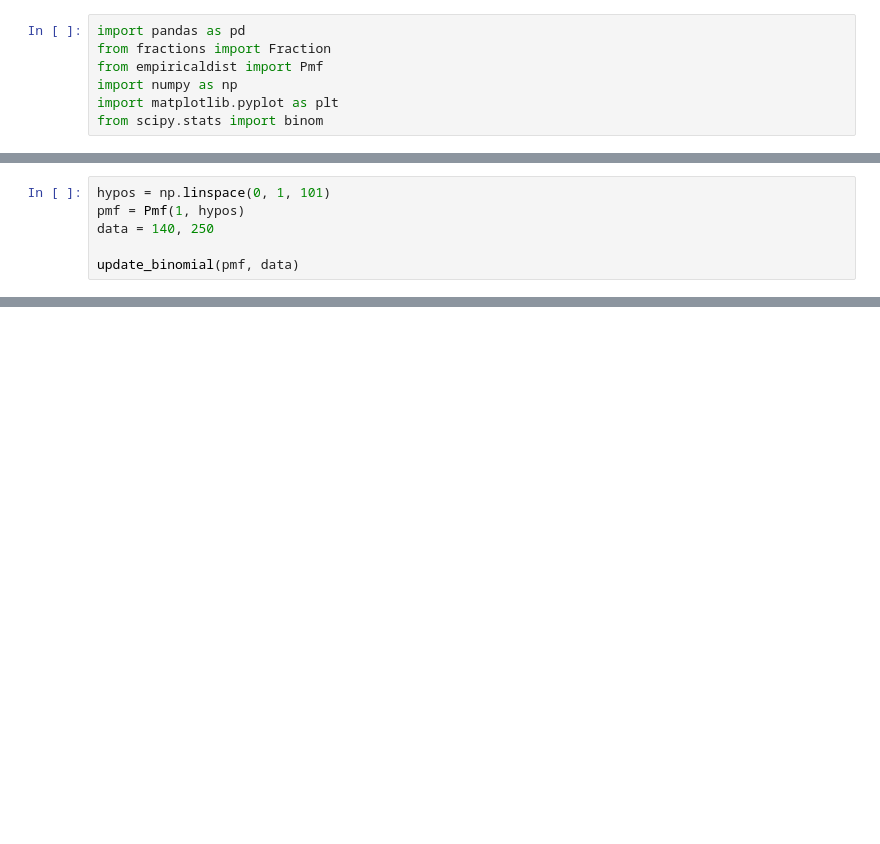
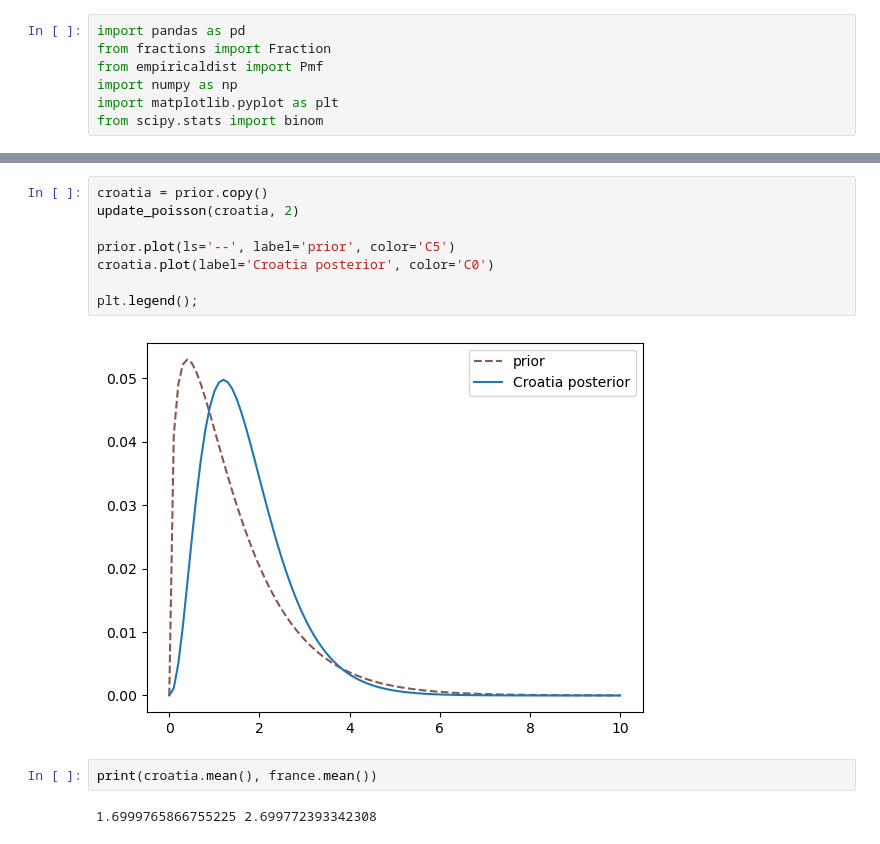
Before and after one commit to S3tuit/jup_lab, a Jupyter notebook: test.ipynb, the cells around one changed output, grey strips where cells are left out. Cells and saved outputs as stored; diff of their text form; blank space fills up the shorter version.

```diff
--- a/test.ipynb
+++ b/test.ipynb
@@ -22,6 +7,0 @@ def update_binomial(pmf, data):
-# %%
-hypos = np.linspace(0, 1, 101)
-pmf = Pmf(1, hypos)
-data = 140, 250
-
-update_binomial(pmf, data)
@@ -230,0 +77,14 @@ mix.plot.bar();
+# %%
+croatia = prior.copy()
+update_poisson(croatia, 2)
+
+prior.plot(ls='--', label='prior', color='C5')
+croatia.plot(label='Croatia posterior', color='C0')
+
+plt.legend();
+# %% [output]
+[figure, added]
+# %%
+print(croatia.mean(), france.mean())
+# %% [output]
+1.6999765866755225 2.699772393342308
```
Also changed, not shown: parts of 61 cells of this notebook, 1 other file.
